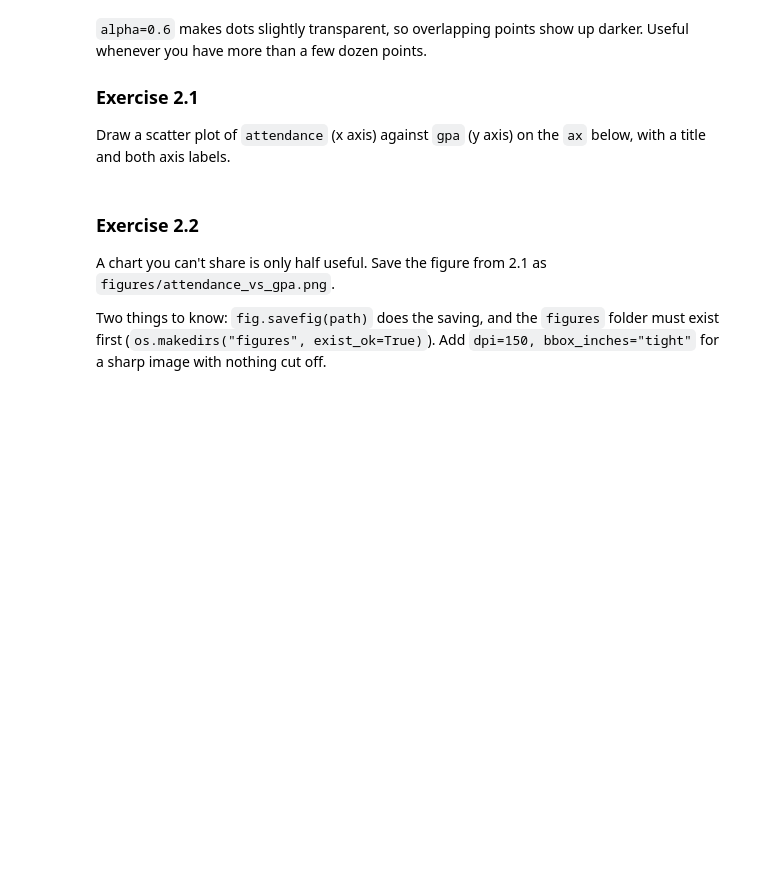
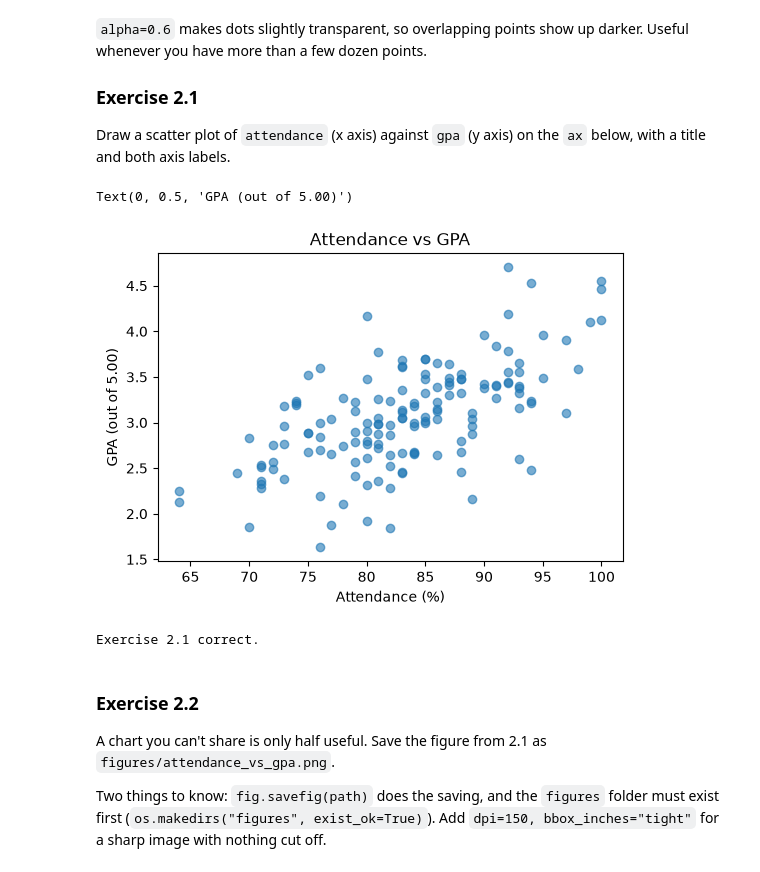
Before and after one commit to f6oomM/arti303, a Jupyter notebook: lab06.ipynb, the cells around one changed output. Cells and saved outputs as stored; diff of their text form; code cells hidden in the pictures; blank space fills up the shorter version.

Commit message:
lab06: data visualization and EDA

```diff
--- a/lab06.ipynb
+++ b/lab06.ipynb
@@ -281,11 +322,13 @@ the `ax` below, with a title and both axis labels.
 # %%
 fig, ax = plt.subplots(figsize=(6, 4))
 
-# TODO: scatter attendance (x) against gpa (y), then add a title and both axis labels
 ax.scatter(df["attendance"], df["gpa"], alpha=0.6)
 ax.set_title("Attendance vs GPA")
 ax.set_xlabel("Attendance (%)")
-ax.set_ylabel("GPA")
+ax.set_ylabel("GPA (out of 5.00)")
+# %% [output]
+Text(0, 0.5, 'GPA (out of 5.00)')
+[figure, added]
 # %%
 assert len(ax.collections) == 1, "draw one scatter plot with ax.scatter(...)"
 assert len(ax.collections[0].get_offsets()) == len(df), "plot every student - pass the full columns"
@@ -294,6 +337,8 @@ assert np.allclose(ax.collections[0].get_offsets()[:, 0], df["attendance"]), \
 assert ax.get_title(), "add a title with ax.set_title(...)"
 assert ax.get_xlabel() and ax.get_ylabel(), "label both axes with ax.set_xlabel / ax.set_ylabel"
 print("Exercise 2.1 correct.")
+# %% [output]
+Exercise 2.1 correct.
 # %% [markdown]
 ### Exercise 2.2
 A chart you can't share is only half useful. Save the figure from 2.1 as
```
Also changed, not shown: parts of 32 cells of this notebook, 2 other files.
